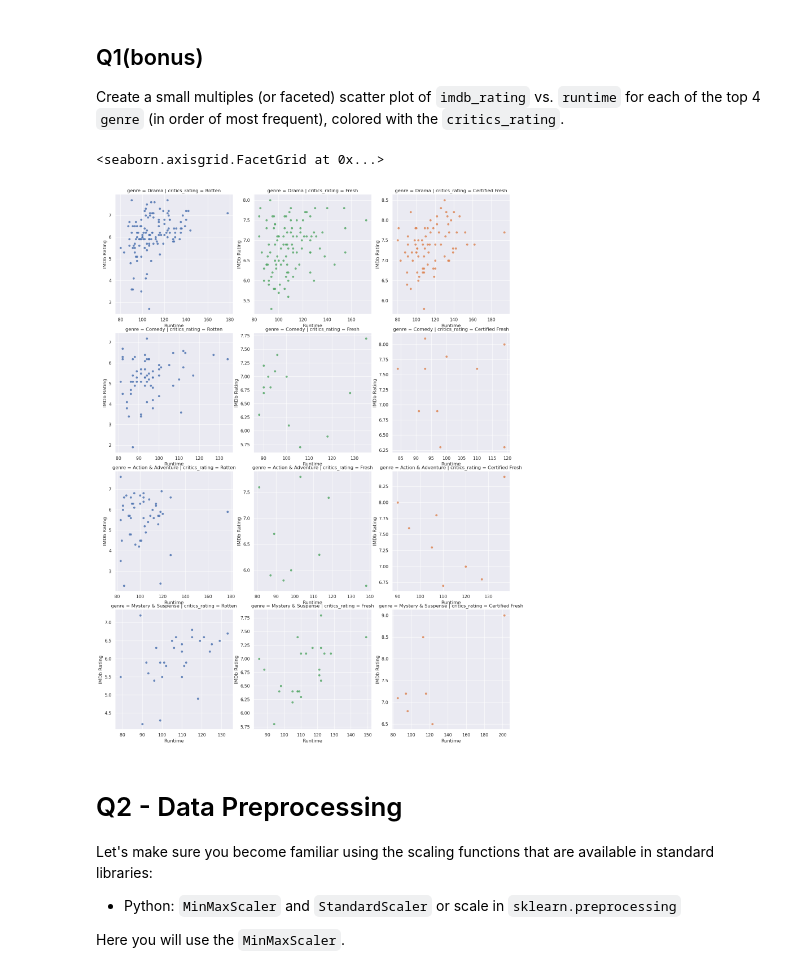
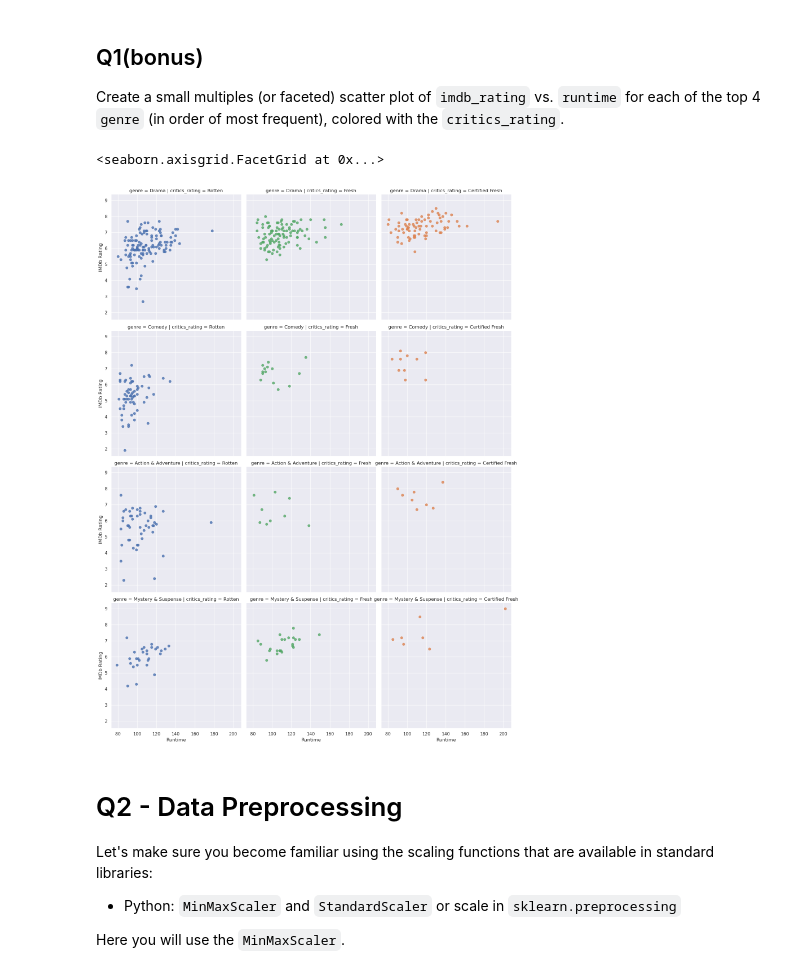
Before and after one commit to vewester/a2-4821, a Jupyter notebook: a2-4821.ipynb, the cells around one changed output. Saved outputs shown, nothing was run; the diff lists cells and outputs as text; code cells hidden in the pictures.

```diff
--- a/a2-4821.ipynb
+++ b/a2-4821.ipynb
@@ -390,27 +395,27 @@ Create a small multiples (or faceted) scatter plot of `imdb_rating` vs. `runtime
 # %%
 
 # Create a small multiples (or faceted) scatter plot of `imdb_rating` vs.
 #   `runtime` for each of the top 4 `genre`, colored by the `critics_rating`
 
 top_4_genres = movies['genre'].value_counts().iloc[0:4].keys()
 
+q1bonus_data = movies[movies['genre'].isin(top_4_genres)]
+
 ax = sns.lmplot(
     x = 'runtime',
     y = 'imdb_rating',
-    data = movies[movies['genre'].isin(top_4_genres)],
+    data = q1bonus_data,
     hue = 'critics_rating',
     row = 'genre',
     col = 'critics_rating',
     col_order = ['Rotten', 'Fresh', 'Certified Fresh'],
-    fit_reg = False,
-    scatter_kws={'s': 20},
-    facet_kws={'sharex': False, 'sharey': False}
+    fit_reg = False
 )
 
 ax.set(xlabel='Runtime', ylabel='IMDb Rating')
 # %% [output]
 <seaborn.axisgrid.FacetGrid at 0x...>
-[figure, old version]
+[figure, new version]
 # %% [markdown]
 <!-- END QUESTION -->
 
```
Also changed, not shown: parts of 22 cells of this notebook.
